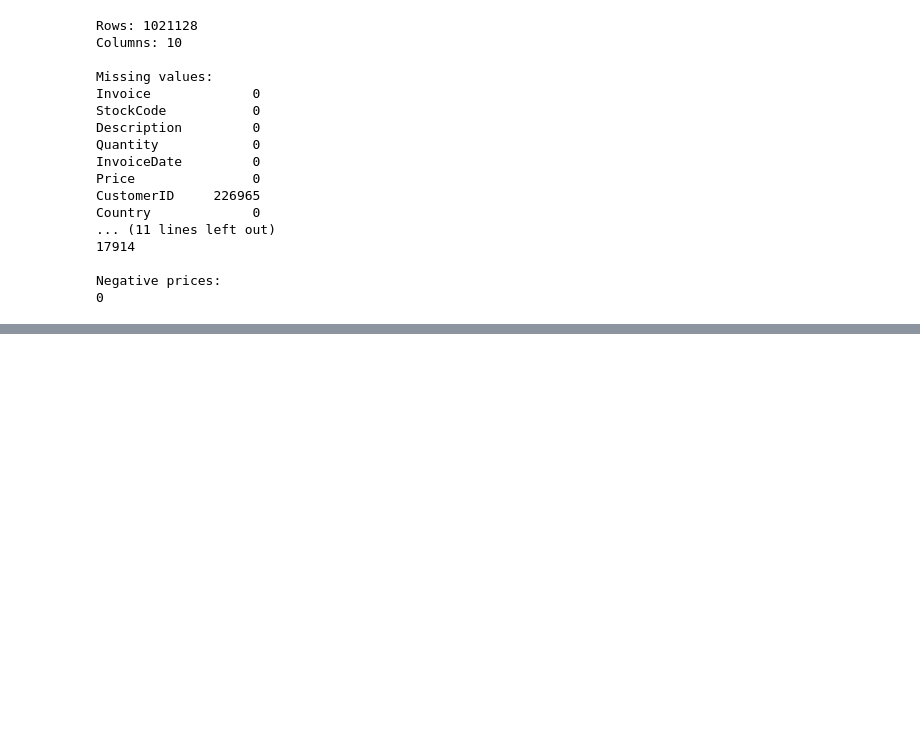
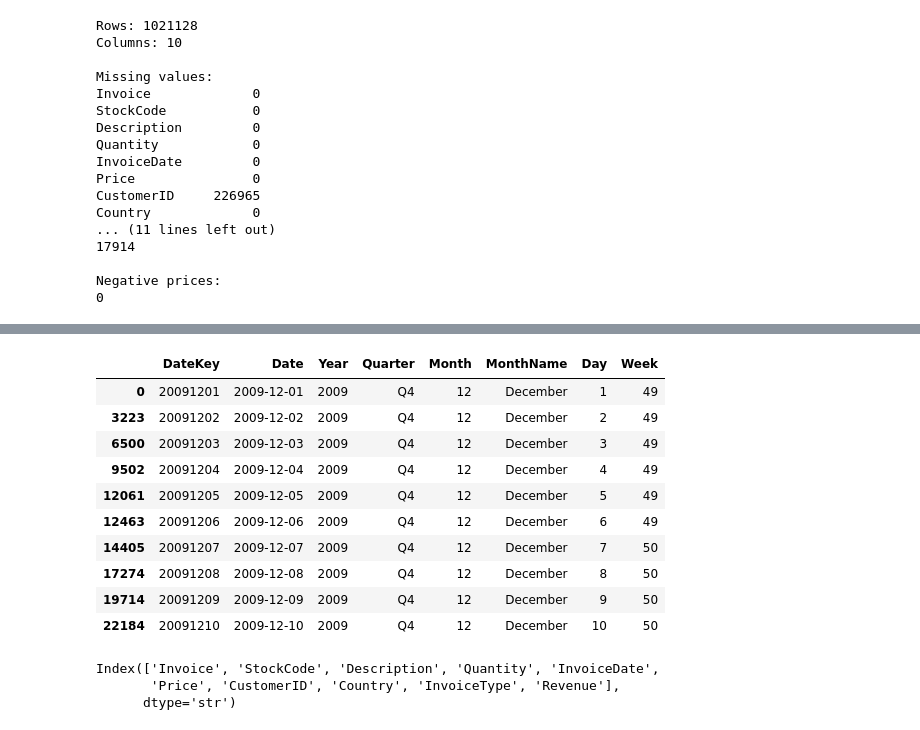
Before and after one commit to aryann003/retail-analytics-pipeline, a Jupyter notebook: notebooks/02_cleaning.ipynb, the cells around one changed output, grey strips where cells are left out. Cells and saved outputs as stored; diff of their text form; code cells hidden in the pictures; blank space fills up the shorter version.

```diff
--- a/notebooks/02_cleaning.ipynb
+++ b/notebooks/02_cleaning.ipynb
@@ -712,0 +833,39 @@ analysis_df.to_csv(
+# %%
+dim_date["MonthName"] = dim_date["Date"].dt.month_name()
+# %%
+dim_date["Day"] = dim_date["Date"].dt.day
+# %%
+dim_date["Week"] = dim_date["Date"].dt.isocalendar().week.astype(int)
+# %%
+dim_date = dim_date[
+    [
+        "DateKey",
+        "Date",
+        "Year",
+        "Quarter",
+        "Month",
+        "MonthName",
+        "Day",
+        "Week"
+    ]
+]
+# %%
+dim_date.head(10)
+# %% [output]
+|  | DateKey | Date | Year | Quarter | Month | MonthName | Day | Week |
+| 0 | 20091201 | 2009-12-01 | 2009 | Q4 | 12 | December | 1 | 49 |
+| 3223 | 20091202 | 2009-12-02 | 2009 | Q4 | 12 | December | 2 | 49 |
+| 6500 | 20091203 | 2009-12-03 | 2009 | Q4 | 12 | December | 3 | 49 |
+| 9502 | 20091204 | 2009-12-04 | 2009 | Q4 | 12 | December | 4 | 49 |
+| 12061 | 20091205 | 2009-12-05 | 2009 | Q4 | 12 | December | 5 | 49 |
+| 12463 | 20091206 | 2009-12-06 | 2009 | Q4 | 12 | December | 6 | 49 |
+| 14405 | 20091207 | 2009-12-07 | 2009 | Q4 | 12 | December | 7 | 50 |
+| 17274 | 20091208 | 2009-12-08 | 2009 | Q4 | 12 | December | 8 | 50 |
+| 19714 | 20091209 | 2009-12-09 | 2009 | Q4 | 12 | December | 9 | 50 |
+| 22184 | 20091210 | 2009-12-10 | 2009 | Q4 | 12 | December | 10 | 50 |
+# %%
+analysis_df.columns
+# %% [output]
+Index(['Invoice', 'StockCode', 'Description', 'Quantity', 'InvoiceDate',
+       'Price', 'CustomerID', 'Country', 'InvoiceType', 'Revenue'],
+      dtype='str')
```
Also changed, not shown: parts of 45 cells of this notebook, 5 other files.
